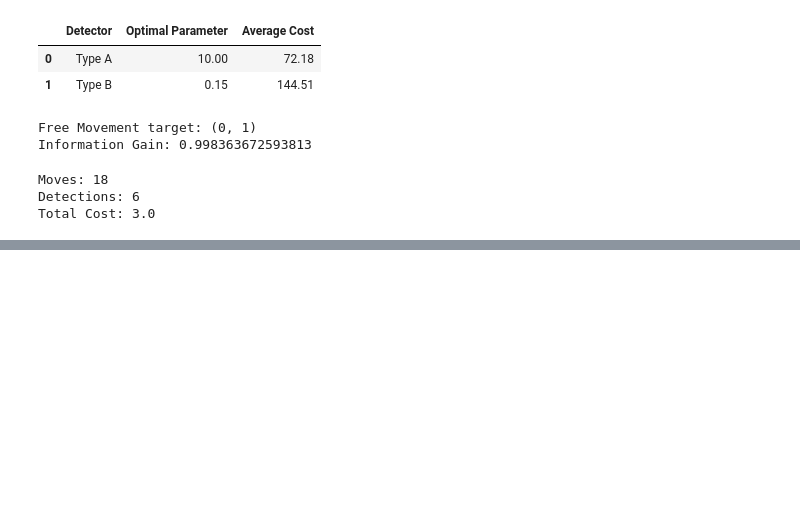
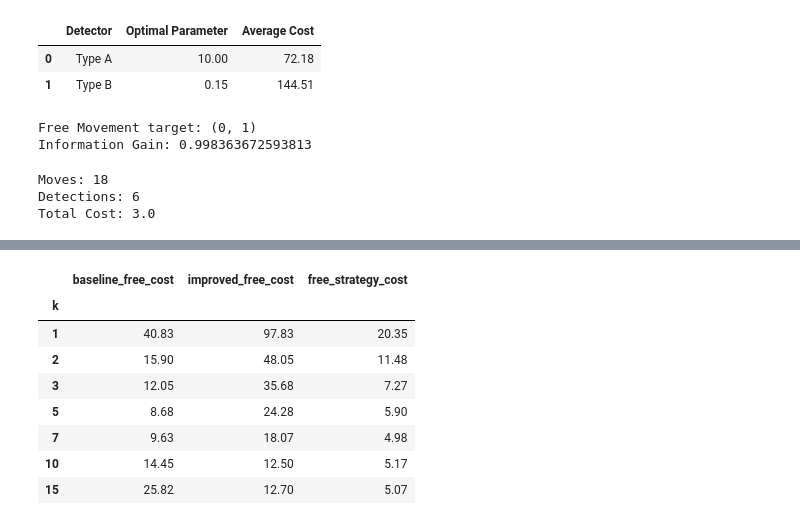
Before and after one commit to taotaokt/CS440, a Jupyter notebook: CS440-Project02-ZhitongGuo/project2.ipynb, the cells around one changed output, grey strips where cells are left out. Cells and saved outputs as stored; diff of their text form; code cells hidden in the pictures; blank space fills up the shorter version.

```diff
--- a/CS440-Project02-ZhitongGuo/project2.ipynb
+++ b/CS440-Project02-ZhitongGuo/project2.ipynb
@@ -2501,0 +2583,32 @@ Total Cost: 3.0
+# %%
+
+results_free_a = []
+
+for k in k_values_free:
+
+    for trial, (start, lost_pos) in enumerate(free_test_cases):
+
+        random.seed(440 + trial)
+        baseline = baseline_type_a(
+            large_ship, start, lost_pos, k
+        )
+
+        random.seed(440 + trial)
+        improved = improved_type_a_v3_fast(
+            large_ship, start, lost_pos, k
+        )
+
+        random.seed(440 + trial)
+        free = free_movement_type_a(
+            large_ship, start, lost_pos, k
+        )
+
+        results_free_a.append({
+            "k": k,
+            "trial": trial,
+            "baseline_free_cost": 0.5 * baseline["detections"],
+            "improved_free_cost": 0.5 * improved["detections"],
+            "free_strategy_cost": free["total_cost"]
+        })
+
+    print("Finished k =", k)
@@ -2501,0 +2623,22 @@ Total Cost: 3.0
+# %%
+df_free_a = pd.DataFrame(results_free_a)
+
+summary_free_a = df_free_a.groupby("k")[
+    [
+        "baseline_free_cost",
+        "improved_free_cost",
+        "free_strategy_cost"
+    ]
+].mean()
+
+display(summary_free_a.round(2))
+# %% [output]
+|  | baseline_free_cost | improved_free_cost | free_strategy_cost |
+| k |  |  |  |
+| 1 | 40.83 | 97.83 | 20.35 |
+| 2 | 15.90 | 48.05 | 11.48 |
+| 3 | 12.05 | 35.68 | 7.27 |
+| 5 | 8.68 | 24.28 | 5.90 |
+| 7 | 9.63 | 18.07 | 4.98 |
+| 10 | 14.45 | 12.50 | 5.17 |
+| 15 | 25.82 | 12.70 | 5.07 |
```
Also changed, not shown: parts of 5 cells of this notebook.
